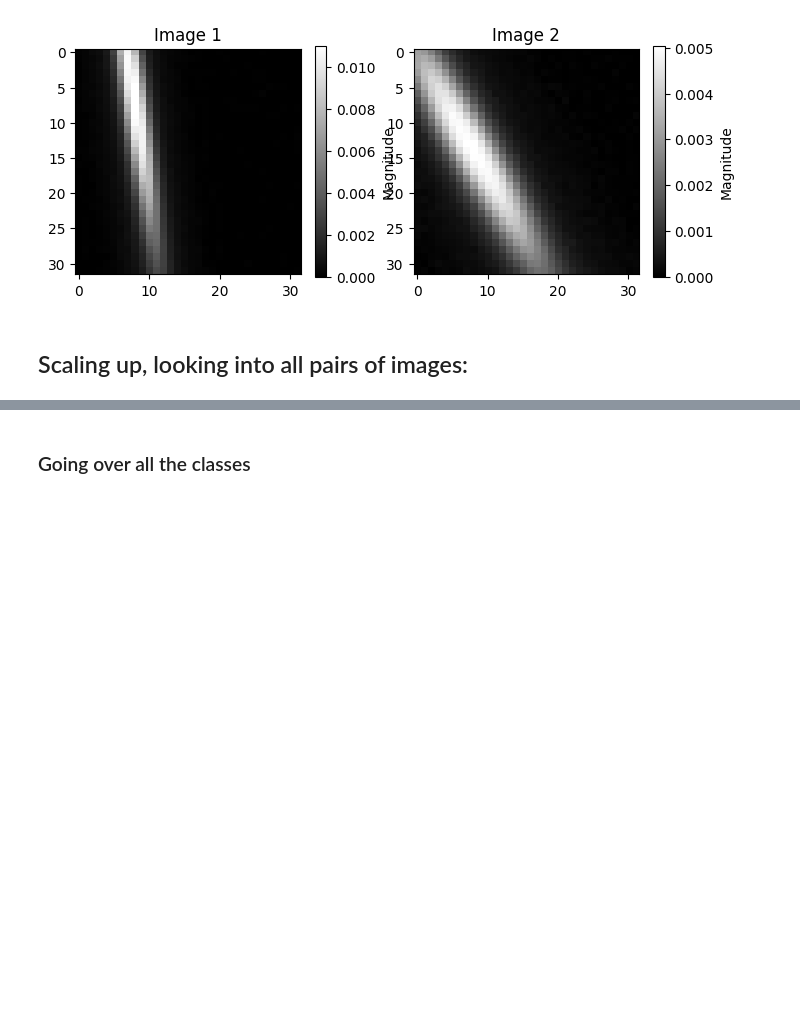
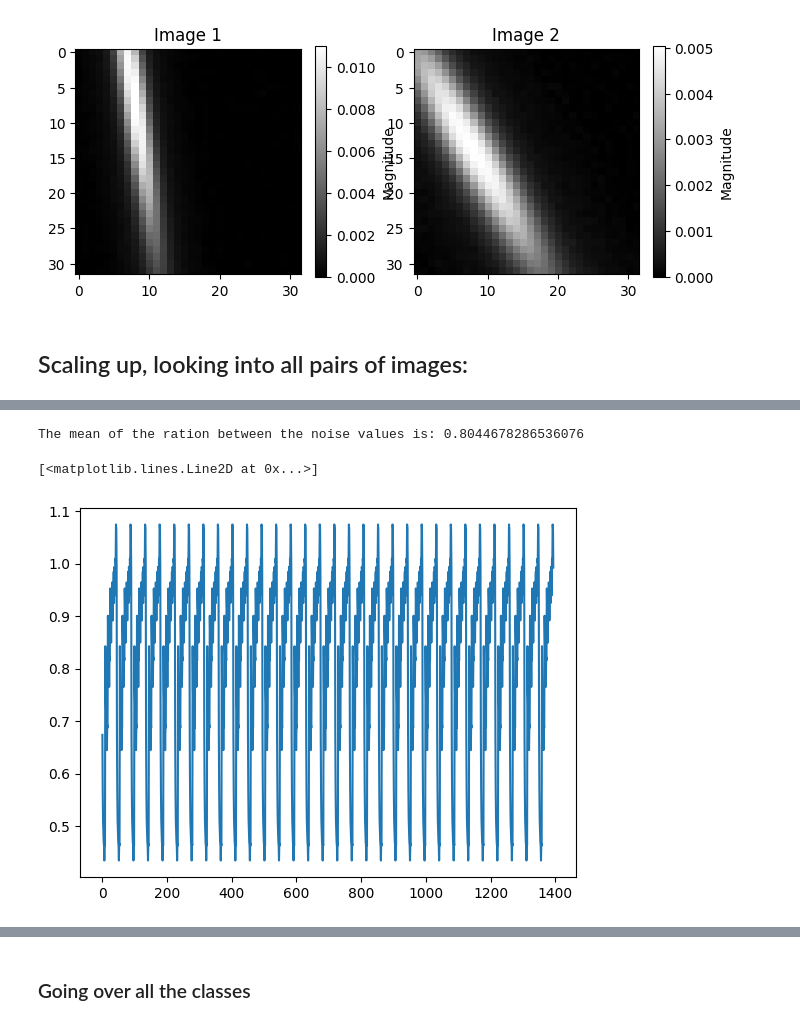
Before and after one commit to warik21/Thesis, a Jupyter notebook: Playground.ipynb, the cells around one changed output, grey strips where cells are left out. Drawn from its saved outputs; the diff is of its cells as text; code cells hidden in the pictures; blank space fills up the shorter version.

```diff
--- a/Playground.ipynb
+++ b/Playground.ipynb
@@ -164,0 +173,40 @@ plt.show()
+# %%
+for SNR in tqdm(SNR_values):
+    for image_pair in pairs:
+        image1 = Image(res, category, image_pair[0], full_path)
+        image2 = Image(res, category, image_pair[1], full_path)
+
+        # Calculate original distances without noise
+        w1_dist_original, w1_time_original = calculate_and_time_wasserstein(image1.image, image2.image, cost_matrix)
+        f_dist_original, f_time_original = calculate_and_time_fourier(image1.image, image2.image)
+        l2_dist_original, l2_time_original = calculate_and_time_l2(image1.image, image2.image)
+
+        noise_param1 = noise_from_SNR(SNR, image1.original_sum, res)
+        noise_param2 = noise_from_SNR(SNR, image2.original_sum, res)
+
+        results = Image.analyze_image_pair(image1, image2, cost_matrix, num_samples, noise_param1, noise_param2)
+        w1_dist_noised, f_dist_noised, l2_dist_noised, time_w1, time_f, time_l2 = results
+
+        new_row = {
+            'Category': category,
+            'image1_index': image_pair[0],
+            'image2_index': image_pair[1],
+            'Noise1': noise_param1,
+            'Noise2': noise_param2,
+            'SNR': SNR,
+            'Resolution': res,
+            'Wasserstein Original': w1_dist_original,
+            'Wasserstein Noised': w1_dist_noised,
+            'Wasserstein Ratio': w1_dist_original / w1_dist_noised,
+            'Wasserstein Time': time_w1,
+            'Fourier Original': f_dist_original,
+            'Fourier Noised': f_dist_noised,
+            'Fourier Ratio': f_dist_original / f_dist_noised,
+            'Fourier Time': time_f,
+            'L2 Original': l2_dist_original,
+            'L2 Noised': l2_dist_noised,
+            'L2 Ratio': l2_dist_original / l2_dist_noised,
+            'L2 Time': time_l2}
+
+        df_im_l1_diff_noise = df_im_l1_diff_noise._append(new_row, ignore_index=True)
+#df_im_l1.to_csv('results.csv', index=False)
@@ -164,0 +217,7 @@ plt.show()
+# %%
+print(f'The mean of the ration between the noise values is: {(df_im_l1_diff_noise["Noise1"] / df_im_l1_diff_noise["Noise2"]).mean()}')
+plt.plot(df_im_l1_diff_noise['Noise1'] / df_im_l1_diff_noise['Noise2'])
+# %% [output]
+The mean of the ration between the noise values is: 0.8044678286536076
+[<matplotlib.lines.Line2D at 0x...>]
+[figure, added]
```
Also changed, not shown: parts of 26 cells of this notebook, 3 other files.
